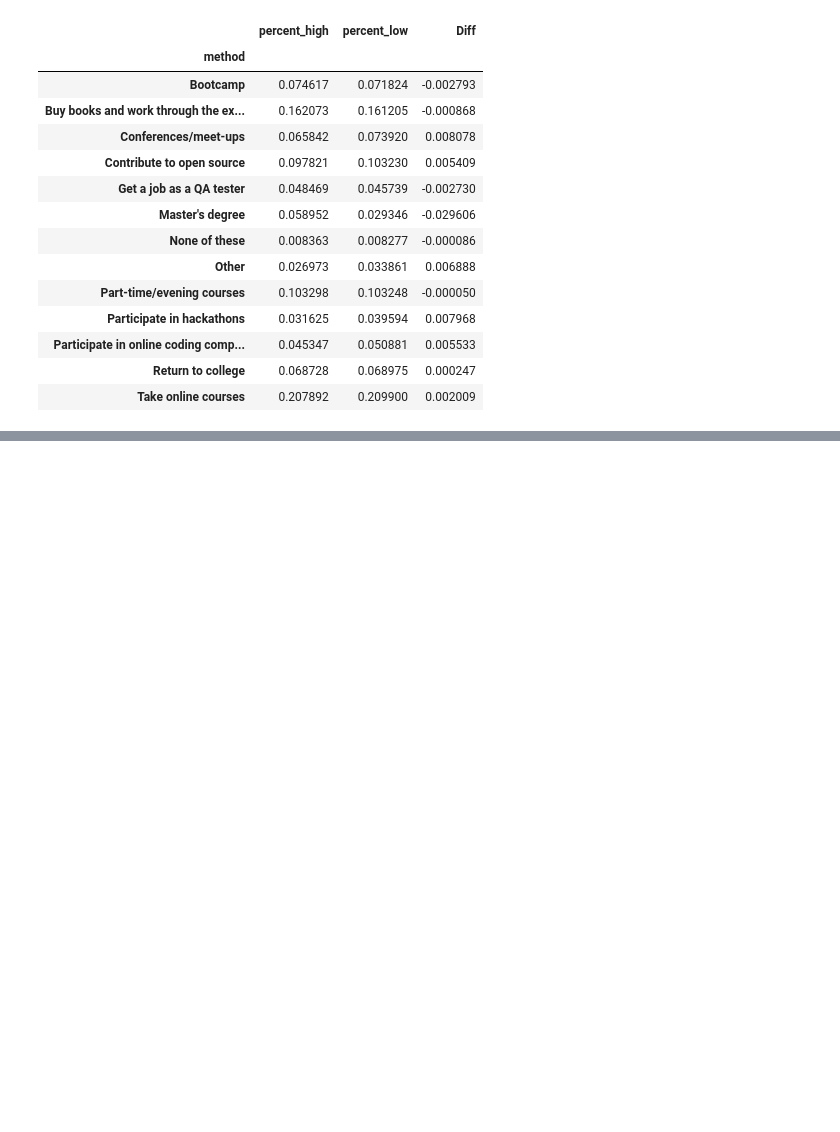
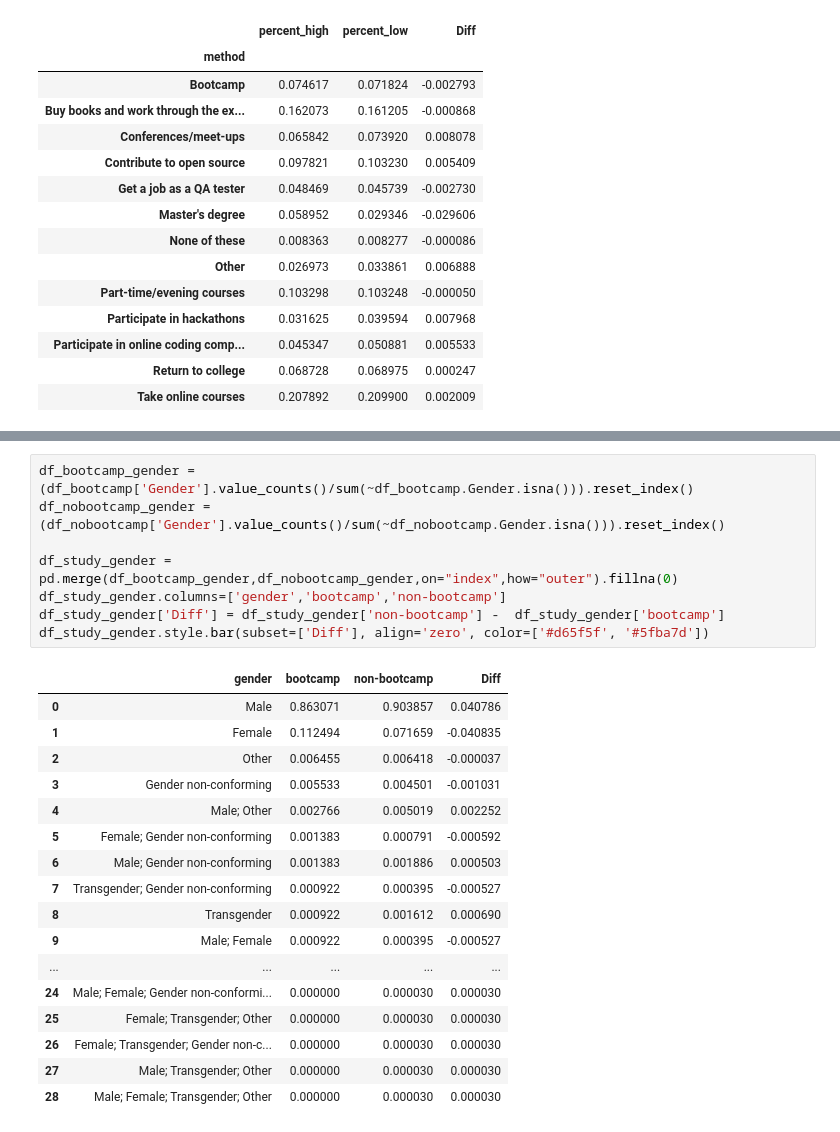
Before and after one commit to zhukuixi/Udacity_DataScientistNanoDegree, a Jupyter notebook: Chapter1.ipynb, the cells around one changed output, grey strips where cells are left out. Cells and saved outputs as stored; diff of their text form; blank space fills up the shorter version.

```diff
--- a/Chapter1.ipynb
+++ b/Chapter1.ipynb
@@ -106,0 +170,26 @@ combine_per.style.bar(subset=['Diff'], align='mid', color=['#d65f5f', '#5fba7d']
+# %%
+df_bootcamp_gender = (df_bootcamp['Gender'].value_counts()/sum(~df_bootcamp.Gender.isna())).reset_index()
+df_nobootcamp_gender = (df_nobootcamp['Gender'].value_counts()/sum(~df_nobootcamp.Gender.isna())).reset_index()
+
+df_study_gender = pd.merge(df_bootcamp_gender,df_nobootcamp_gender,on="index",how="outer").fillna(0)
+df_study_gender.columns=['gender','bootcamp','non-bootcamp']
+df_study_gender['Diff'] = df_study_gender['non-bootcamp'] -  df_study_gender['bootcamp']
+df_study_gender.style.bar(subset=['Diff'], align='zero', color=['#d65f5f', '#5fba7d'])
+# %% [output]
+|  | gender | bootcamp | non-bootcamp | Diff |
+| 0 | Male | 0.863071 | 0.903857 | 0.040786 |
+| 1 | Female | 0.112494 | 0.071659 | -0.040835 |
+| 2 | Other | 0.006455 | 0.006418 | -0.000037 |
+| 3 | Gender non-conforming | 0.005533 | 0.004501 | -0.001031 |
+| 4 | Male; Other | 0.002766 | 0.005019 | 0.002252 |
+| 5 | Female; Gender non-conforming | 0.001383 | 0.000791 | -0.000592 |
+| 6 | Male; Gender non-conforming | 0.001383 | 0.001886 | 0.000503 |
+| 7 | Transgender; Gender non-conforming | 0.000922 | 0.000395 | -0.000527 |
+| 8 | Transgender | 0.000922 | 0.001612 | 0.000690 |
+| 9 | Male; Female | 0.000922 | 0.000395 | -0.000527 |
+| ... | ... | ... | ... | ... |
+| 24 | Male; Female; Gender non-conformi... | 0.000000 | 0.000030 | 0.000030 |
+| 25 | Female; Transgender; Other | 0.000000 | 0.000030 | 0.000030 |
+| 26 | Female; Transgender; Gender non-c... | 0.000000 | 0.000030 | 0.000030 |
+| 27 | Male; Transgender; Other | 0.000000 | 0.000030 | 0.000030 |
+| 28 | Male; Female; Transgender; Other | 0.000000 | 0.000030 | 0.000030 |
```
Also changed, not shown: parts of 21 cells of this notebook.
